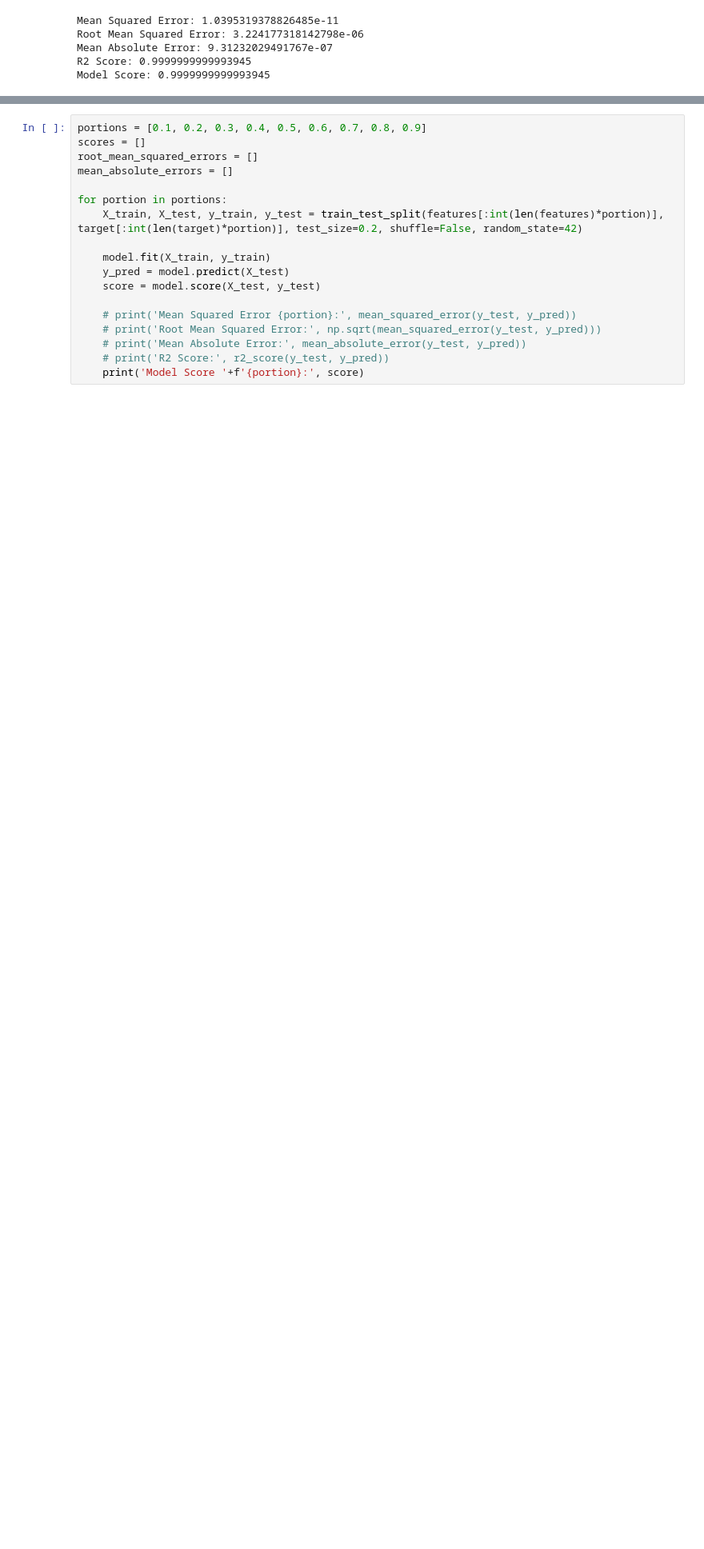
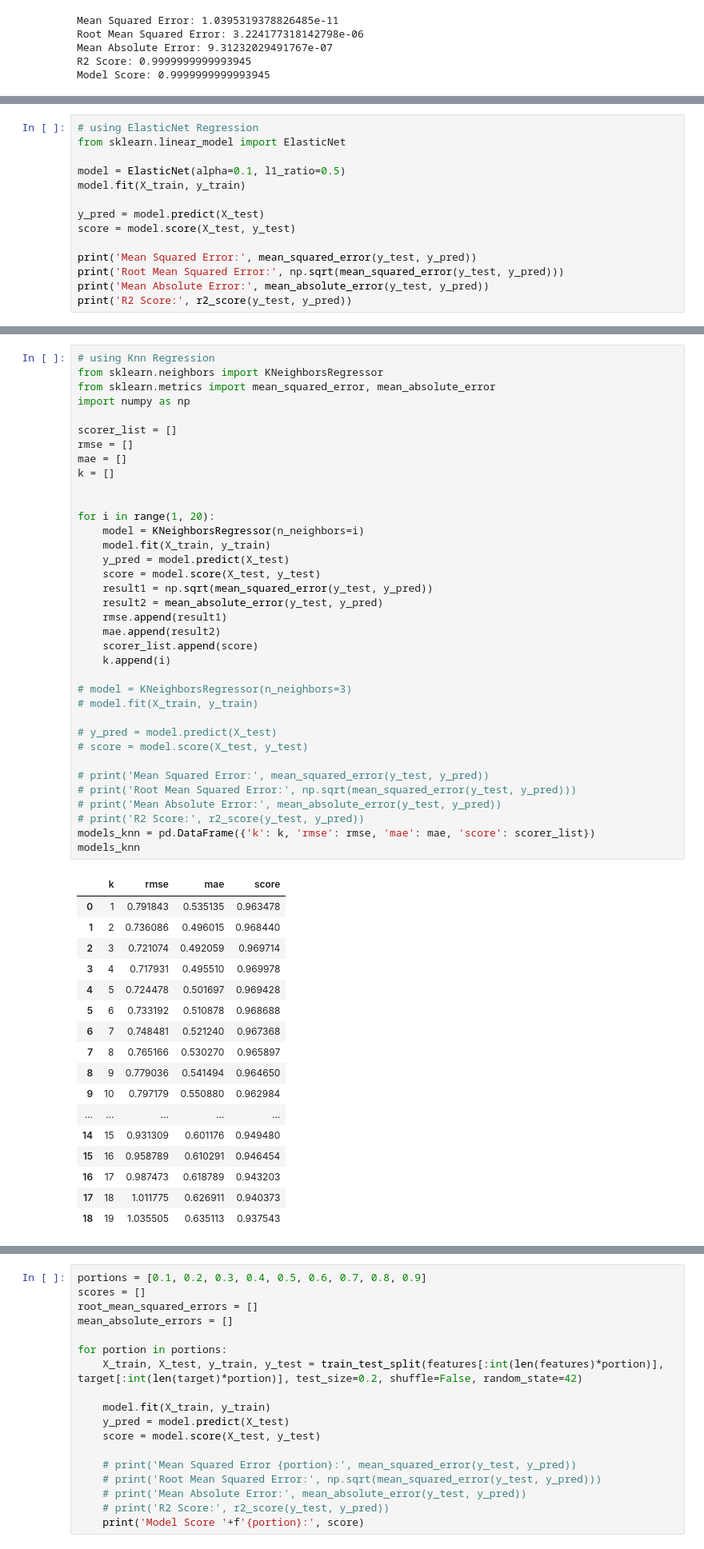
Before and after one commit to azzouzioussama/ML-DL_PID_Controller, a Jupyter notebook: testing_data.ipynb, the cells around one changed output, grey strips where cells are left out. Shown: that part at 80% size. Cells and saved outputs as stored; diff of their text form; blank space fills up the shorter version.

```diff
--- a/testing_data.ipynb
+++ b/testing_data.ipynb
@@ -137,0 +176,14 @@ Model Score: 0.9999999999993945
+# %%
+# using ElasticNet Regression
+from sklearn.linear_model import ElasticNet
+
+model = ElasticNet(alpha=0.1, l1_ratio=0.5)
+model.fit(X_train, y_train)
+
+y_pred = model.predict(X_test)
+score = model.score(X_test, y_test)
+
+print('Mean Squared Error:', mean_squared_error(y_test, y_pred))
+print('Root Mean Squared Error:', np.sqrt(mean_squared_error(y_test, y_pred)))
+print('Mean Absolute Error:', mean_absolute_error(y_test, y_pred))
+print('R2 Score:', r2_score(y_test, y_pred))
@@ -137,0 +195,54 @@ Model Score: 0.9999999999993945
+# %%
+# using Knn Regression
+from sklearn.neighbors import KNeighborsRegressor
+from sklearn.metrics import mean_squared_error, mean_absolute_error
+import numpy as np
+
+scorer_list = []
+rmse = []
+mae = []
+k = []
+
+
+for i in range(1, 20):
+    model = KNeighborsRegressor(n_neighbors=i)
+    model.fit(X_train, y_train)
+    y_pred = model.predict(X_test)
+    score = model.score(X_test, y_test)
+    result1 = np.sqrt(mean_squared_error(y_test, y_pred))
+    result2 = mean_absolute_error(y_test, y_pred)
+    rmse.append(result1)
+    mae.append(result2)
+    scorer_list.append(score)
+    k.append(i)
+
+# model = KNeighborsRegressor(n_neighbors=3)
+# model.fit(X_train, y_train)
+
+# y_pred = model.predict(X_test)
+# score = model.score(X_test, y_test)
+
+# print('Mean Squared Error:', mean_squared_error(y_test, y_pred))
+# print('Root Mean Squared Error:', np.sqrt(mean_squared_error(y_test, y_pred)))
+# print('Mean Absolute Error:', mean_absolute_error(y_test, y_pred))
+# print('R2 Score:', r2_score(y_test, y_pred))
+models_knn = pd.DataFrame({'k': k, 'rmse': rmse, 'mae': mae, 'score': scorer_list})
+models_knn
+# %% [output]
+|  | k | rmse | mae | score |
+| 0 | 1 | 0.791843 | 0.535135 | 0.963478 |
+| 1 | 2 | 0.736086 | 0.496015 | 0.968440 |
+| 2 | 3 | 0.721074 | 0.492059 | 0.969714 |
+| 3 | 4 | 0.717931 | 0.495510 | 0.969978 |
+| 4 | 5 | 0.724478 | 0.501697 | 0.969428 |
+| 5 | 6 | 0.733192 | 0.510878 | 0.968688 |
+| 6 | 7 | 0.748481 | 0.521240 | 0.967368 |
+| 7 | 8 | 0.765166 | 0.530270 | 0.965897 |
+| 8 | 9 | 0.779036 | 0.541494 | 0.964650 |
+| 9 | 10 | 0.797179 | 0.550880 | 0.962984 |
+| ... | ... | ... | ... | ... |
+| 14 | 15 | 0.931309 | 0.601176 | 0.949480 |
+| 15 | 16 | 0.958789 | 0.610291 | 0.946454 |
+| 16 | 17 | 0.987473 | 0.618789 | 0.943203 |
+| 17 | 18 | 1.011775 | 0.626911 | 0.940373 |
+| 18 | 19 | 1.035505 | 0.635113 | 0.937543 |
```
Also changed, not shown: parts of 7 cells of this notebook, 6 other files.
